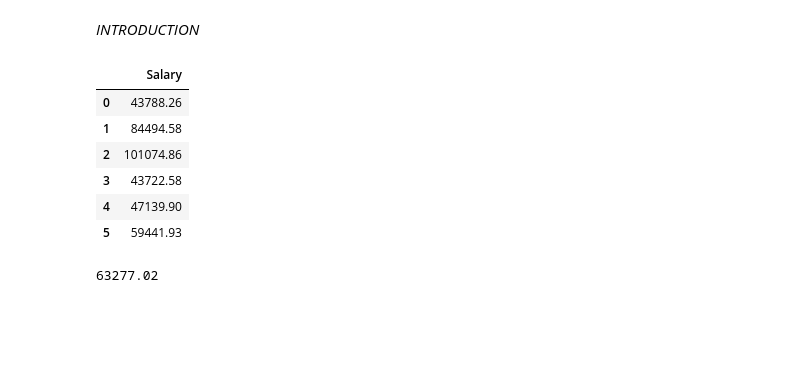
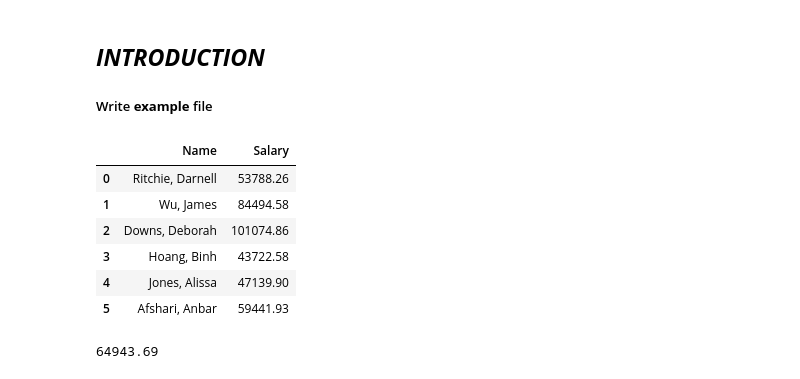
Before and after one commit to Chaser260/GSCM-575-ML, a Jupyter notebook: code/Week 1 Introduction.ipynb, the cells around one changed output. Drawn from its saved outputs; the diff is of its cells as text; code cells hidden in the pictures; blank space fills up the shorter version.

```diff
--- a/code/Week 1 Introduction.ipynb
+++ b/code/Week 1 Introduction.ipynb
@@ -1,21 +1,23 @@
 # %%
 import pandas as pd
-# %% [markdown]
-_INTRODUCTION_
+# %% [markdown]
+## **_INTRODUCTION_**
+##### Write **example** file
 # %%
 # Create sample data frame from a dictionary.
-d = {'Salary': [43788.26, 84494.58, 101074.86, 43722.58, 47139.90, 59441.93]}
+d = {'Name': ['Ritchie, Darnell', 'Wu, James', 'Downs, Deborah', 'Hoang, Binh', 'Jones, Alissa', 'Afshari, Anbar'],
+    'Salary': [53788.26, 84494.58, 101074.86, 43722.58, 47139.90, 59441.93]}
 salary = pd.DataFrame(d)
 salary
 # %% [output]
-|  | Salary |
-| 0 | 43788.26 |
-| 1 | 84494.58 |
-| 2 | 101074.86 |
-| 3 | 43722.58 |
-| 4 | 47139.90 |
-| 5 | 59441.93 |
+|  | Name | Salary |
+| 0 | Ritchie, Darnell | 53788.26 |
+| 1 | Wu, James | 84494.58 |
+| 2 | Downs, Deborah | 101074.86 |
+| 3 | Hoang, Binh | 43722.58 |
+| 4 | Jones, Alissa | 47139.90 |
+| 5 | Afshari, Anbar | 59441.93 |
 # %%
 salary["Salary"].mean().round(2)
 # %% [output]
-63277.02
+64943.69
```
Also changed, not shown: parts of 5 cells of this notebook, 12 other files.
